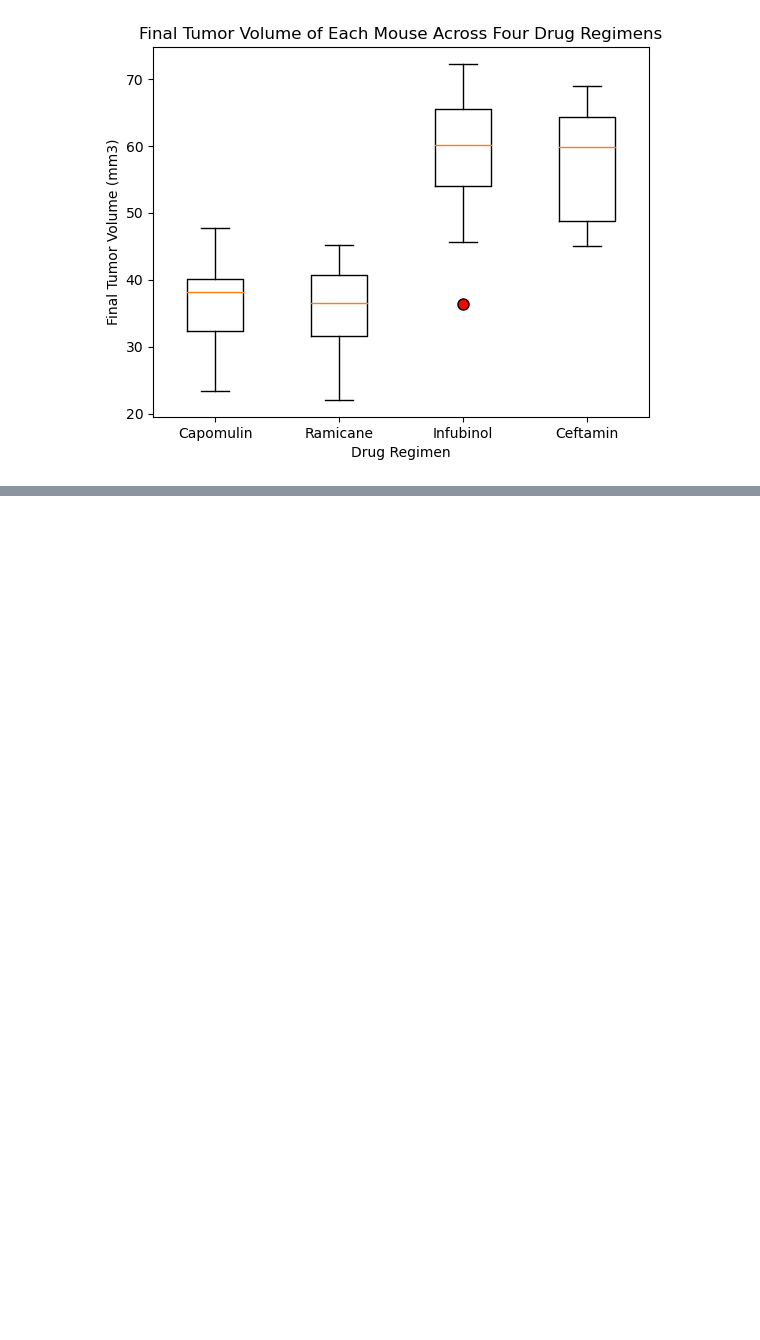
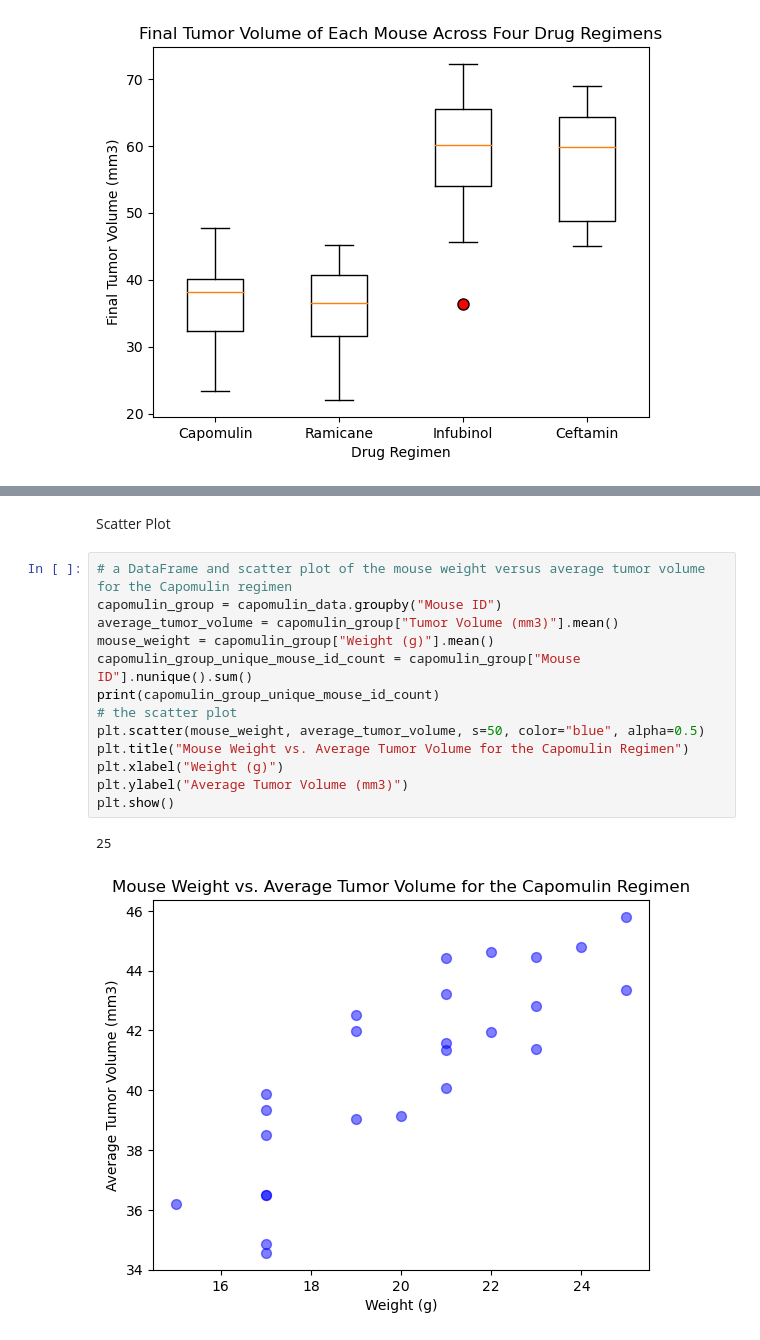
Before and after one commit to gmmarsh/didactic-giggle, a Jupyter notebook: Pymaceuticals/pymaceuticals_final_analysis.ipynb, the cells around one changed output, grey strips where cells are left out. Cells and saved outputs as stored; diff of their text form; blank space fills up the shorter version.

```diff
--- a/Pymaceuticals/pymaceuticals_final_analysis.ipynb
+++ b/Pymaceuticals/pymaceuticals_final_analysis.ipynb
@@ -197,0 +209,18 @@ plt.show()
+# %% [markdown]
+Scatter Plot
+# %%
+# a DataFrame and scatter plot of the mouse weight versus average tumor volume for the Capomulin regimen
+capomulin_group = capomulin_data.groupby("Mouse ID")
+average_tumor_volume = capomulin_group["Tumor Volume (mm3)"].mean()
+mouse_weight = capomulin_group["Weight (g)"].mean()
+capomulin_group_unique_mouse_id_count = capomulin_group["Mouse ID"].nunique().sum()
+print(capomulin_group_unique_mouse_id_count)
+# the scatter plot
+plt.scatter(mouse_weight, average_tumor_volume, s=50, color="blue", alpha=0.5)
+plt.title("Mouse Weight vs. Average Tumor Volume for the Capomulin Regimen")
+plt.xlabel("Weight (g)")
+plt.ylabel("Average Tumor Volume (mm3)")
+plt.show()
+# %% [output]
+25
+[figure, added]
```
Also changed, not shown: parts of 5 cells of this notebook.
